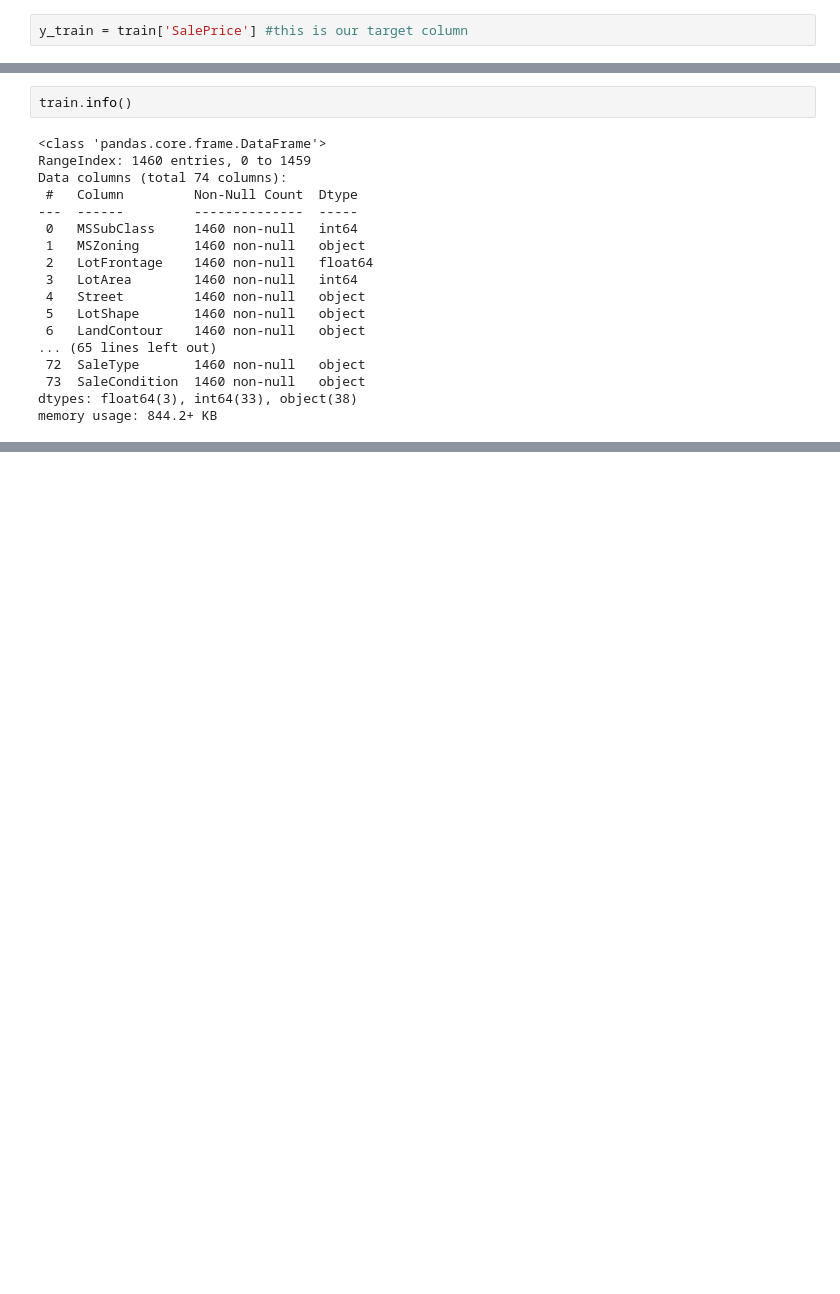
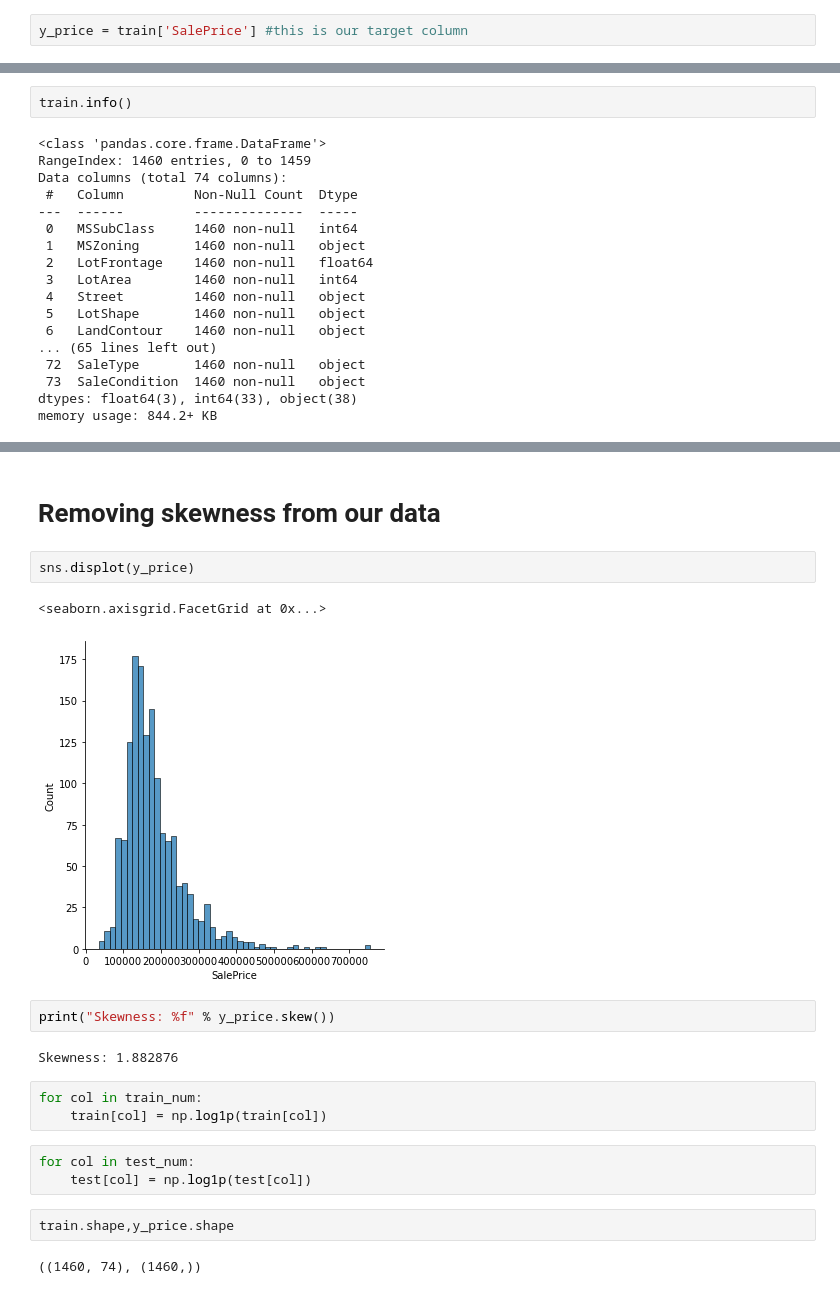
Before and after one commit to kumarSuraj-bit/Advance-linear-regression, a Jupyter notebook: git_house_pricing.ipynb, the cells around one changed output, grey strips where cells are left out. Drawn from its saved outputs; the diff is of its cells as text; blank space fills up the shorter version.

```diff
--- a/git_house_pricing.ipynb
+++ b/git_house_pricing.ipynb
@@ -47,5 +53,5 @@ train.head()
 | 4 | 5 | 60 | RL | 84.0 | 14260 | Pave | NaN | IR1 | Lvl | ... |
 5 rows × 81 columns
 # %%
-y_train = train['SalePrice'] #this is our target column
+y_price = train['SalePrice'] #this is our target column
 # %% [markdown]
@@ -96,0 +173,21 @@ memory usage: 844.2+ KB
+# %% [markdown]
+# Removing skewness from our data
+# %%
+sns.displot(y_price)
+# %% [output]
+<seaborn.axisgrid.FacetGrid at 0x...>
+[figure, added]
+# %%
+print("Skewness: %f" % y_price.skew())
+# %% [output]
+Skewness: 1.882876
+# %%
+for col in train_num:
+    train[col] = np.log1p(train[col])
+# %%
+for col in test_num:
+    test[col] = np.log1p(test[col])
+# %%
+train.shape,y_price.shape
+# %% [output]
+((1460, 74), (1460,))
```
Also changed, not shown: parts of 29 cells of this notebook.
